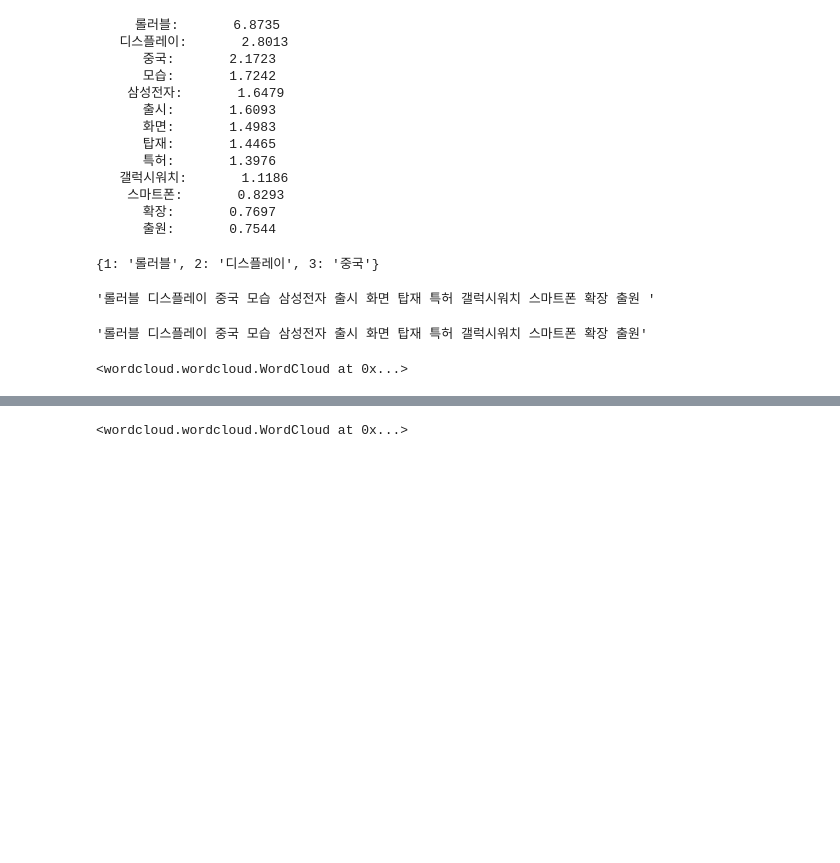
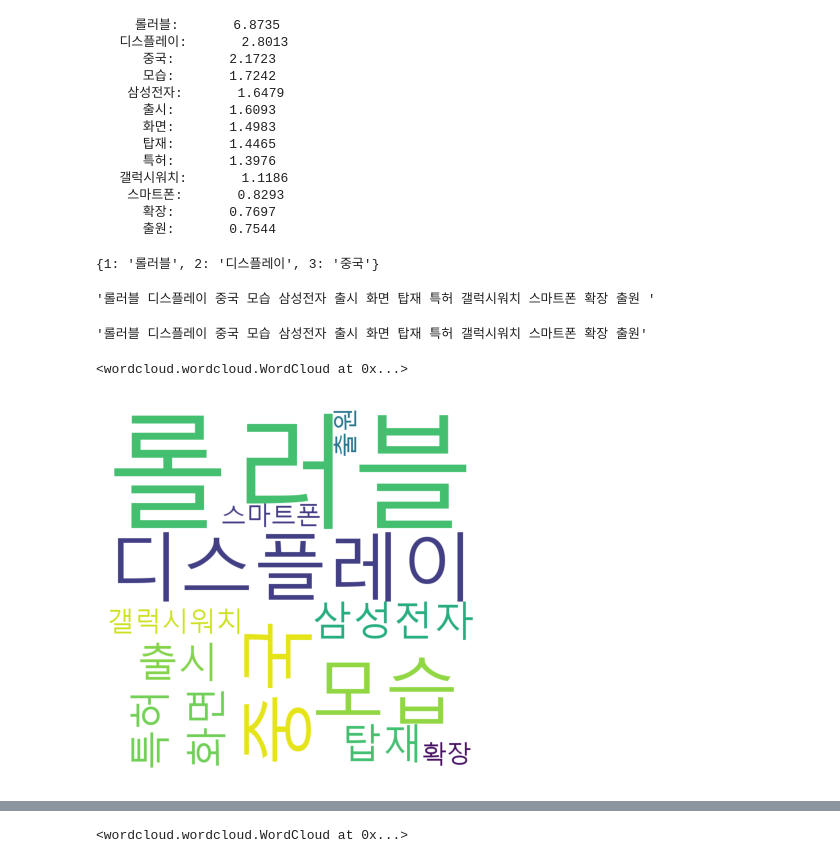
Before and after one commit to CSID-DGU/2022-2-OSSProj-KKJ-5, a Jupyter notebook: ML/Krwordrank_keyword_Gensim_summarize.ipynb, the cells around one changed output, grey strips where cells are left out. Saved outputs shown, nothing was run; the diff lists cells and outputs as text; code cells hidden in the pictures; blank space fills up the shorter version.

```diff
--- a/ML/Krwordrank_keyword_Gensim_summarize.ipynb
+++ b/ML/Krwordrank_keyword_Gensim_summarize.ipynb
@@ -94,6 +94,14 @@ elif platform.system() == 'Linux': #리눅스 (구글 콜랩)
 wordcloud.generate(noun_string)
 # %% [output]
 <wordcloud.wordcloud.WordCloud at 0x...>
+# %%
+
+import matplotlib.pyplot as plt
+plt.axis('off')
+plt.imshow(wordcloud)
+plt.show()
+# %% [output]
+[figure, added]
 # %%
 from wordcloud import WordCloud, ImageColorGenerator
 import matplotlib.pyplot as plt
```
Also changed, not shown: parts of 1 cell of this notebook, 1 other file.
